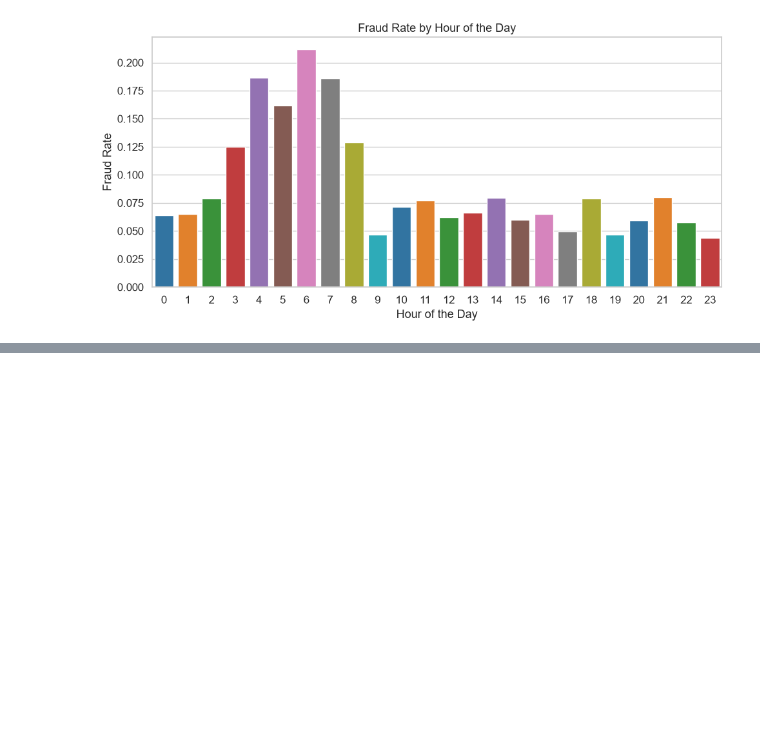
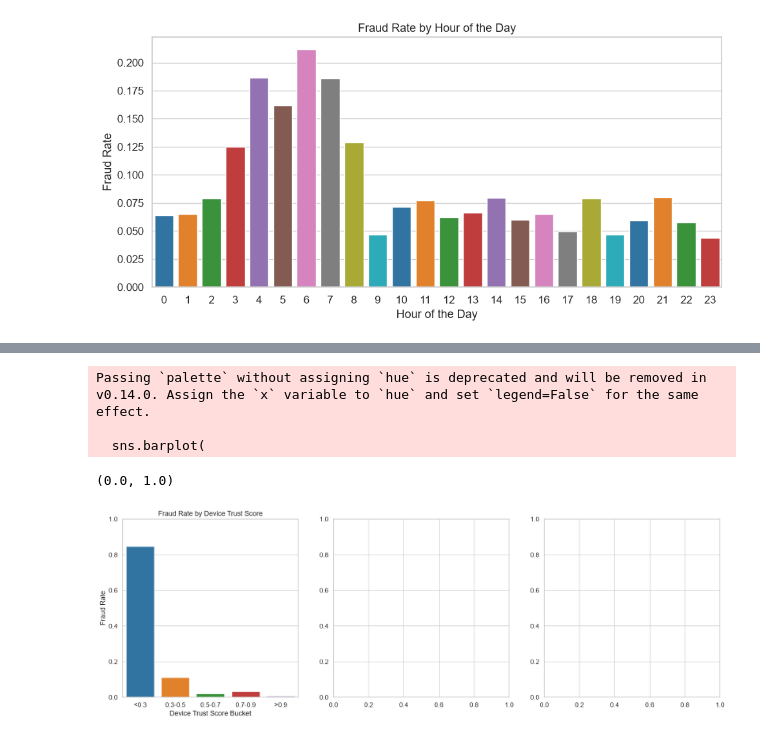
Before and after one commit to fnalyanya/Fraudulent_Transaction_Detection_for_Finlora_Company, a Jupyter notebook: Notebooks/Exploratory.ipynb, the cells around one changed output, grey strips where cells are left out. Saved outputs shown, nothing was run; the diff lists cells and outputs as text; code cells hidden in the pictures; blank space fills up the shorter version.

```diff
--- a/Notebooks/Exploratory.ipynb
+++ b/Notebooks/Exploratory.ipynb
@@ -314,0 +375,43 @@ Passing `palette` without assigning `hue` is deprecated and will be removed in v
+# %%
+import matplotlib.pyplot as plt
+import seaborn as sns
+import pandas as pd
+
+# 1. Fraud Rate by Device Trust Score
+
+# Create device trust score buckets
+cleaned_customer_transaction_data['device_trust_score_bucket'] = pd.cut(
+    cleaned_customer_transaction_data['device_trust_score'],
+    bins=[0, 0.3, 0.5, 0.7, 0.9, 1.0],
+    labels=['<0.3', '0.3-0.5', '0.5-0.7', '0.7-0.9', '>0.9'],
+    include_lowest=True
+)
+
+# Calculate fraud rate by device trust score bucket
+fraud_rate_by_device_trust_score = (
+    cleaned_customer_transaction_data.groupby('device_trust_score_bucket', observed=True)['is_fraud']
+    .mean()
+    .reset_index()
+)
+
+# Plot
+fig, axes = plt.subplots(1, 3, figsize=(20, 6))
+
+sns.barplot(
+    data=fraud_rate_by_device_trust_score,
+    x='device_trust_score_bucket',
+    y='is_fraud',
+    palette='tab10',
+    ax=axes[0]
+)
+
+axes[0].set_xlabel('Device Trust Score Bucket')
+axes[0].set_ylabel('Fraud Rate')
+axes[0].set_title('Fraud Rate by Device Trust Score')
+axes[0].set_ylim(0, 1)
+# %% [output]
+Passing `palette` without assigning `hue` is deprecated and will be removed in v0.14.0. Assign the `x` variable to `hue` and set `legend=False` for the same effect.
+
+  sns.barplot(
+(0.0, 1.0)
+[figure, added]
```
Also changed, not shown: parts of 4 cells of this notebook.
